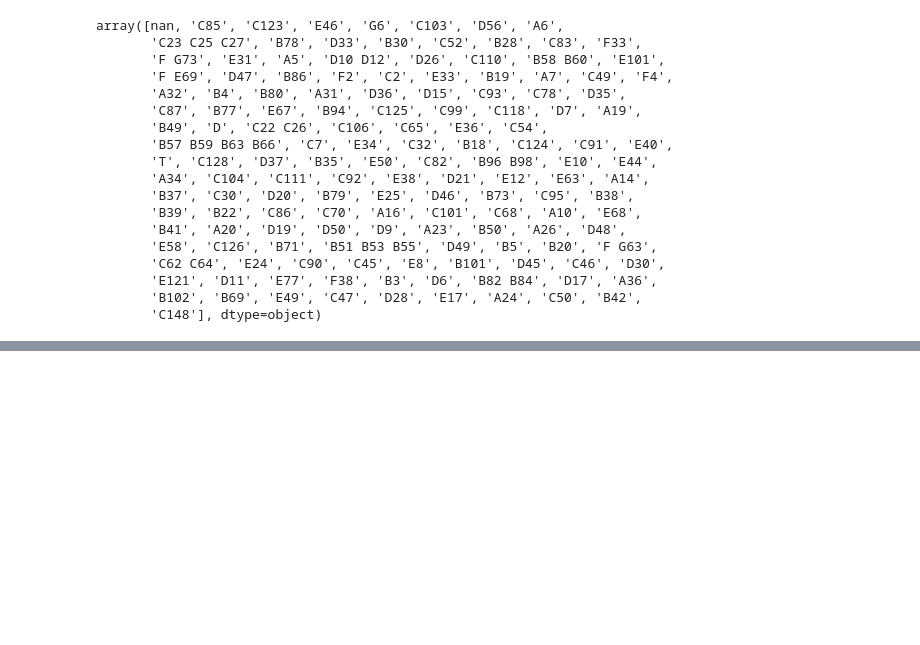
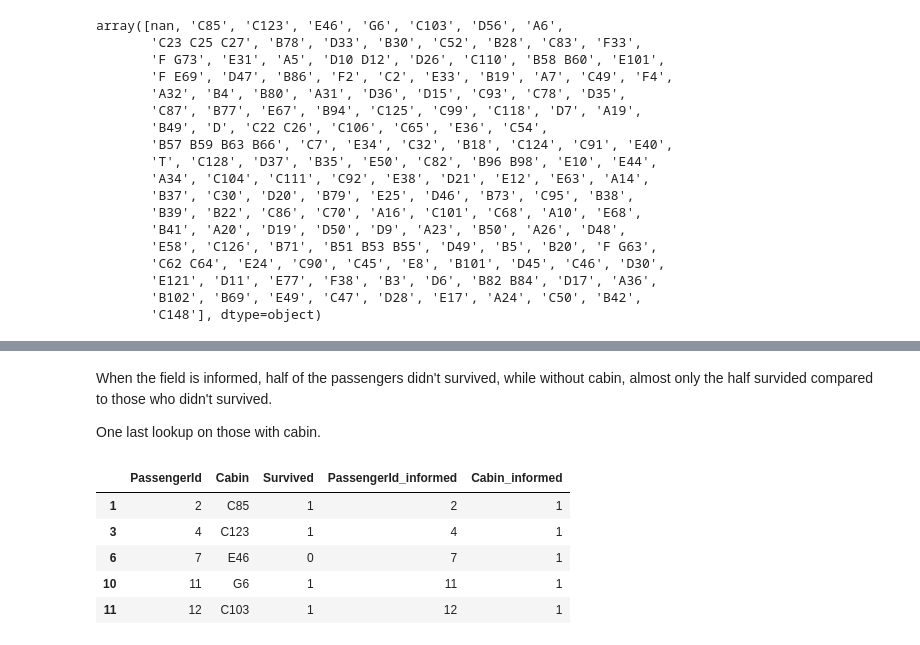
Before and after one commit to Ohtar10/ml-python, a Jupyter notebook: ch03/excercises/Who survives in the Titanic.ipynb, the cells around one changed output, grey strips where cells are left out. Drawn from its saved outputs; the diff is of its cells as text; code cells hidden in the pictures; blank space fills up the shorter version.

```diff
--- a/ch03/excercises/Who survives in the Titanic.ipynb
+++ b/ch03/excercises/Who survives in the Titanic.ipynb
@@ -109,0 +141,17 @@ plt.show()
+# %% [markdown]
+When the field is informed, half of the passengers didn't survived, while without cabin, almost only the half survided compared to those who didn't survived.
+
+One last lookup on those with cabin.
+# %%
+w_cabin_s = train[["PassengerId", "Cabin", "Survived"]].join(
+    w_cabin[["PassengerId", "Cabin"]], how="inner", rsuffix="_informed"
+)
+
+w_cabin_s.head()
+# %% [output]
+|  | PassengerId | Cabin | Survived | PassengerId_informed | Cabin_informed |
+| 1 | 2 | C85 | 1 | 2 | 1 |
+| 3 | 4 | C123 | 1 | 4 | 1 |
+| 6 | 7 | E46 | 0 | 7 | 1 |
+| 10 | 11 | G6 | 1 | 11 | 1 |
+| 11 | 12 | C103 | 1 | 12 | 1 |
```
Also changed, not shown: parts of 16 cells of this notebook.
